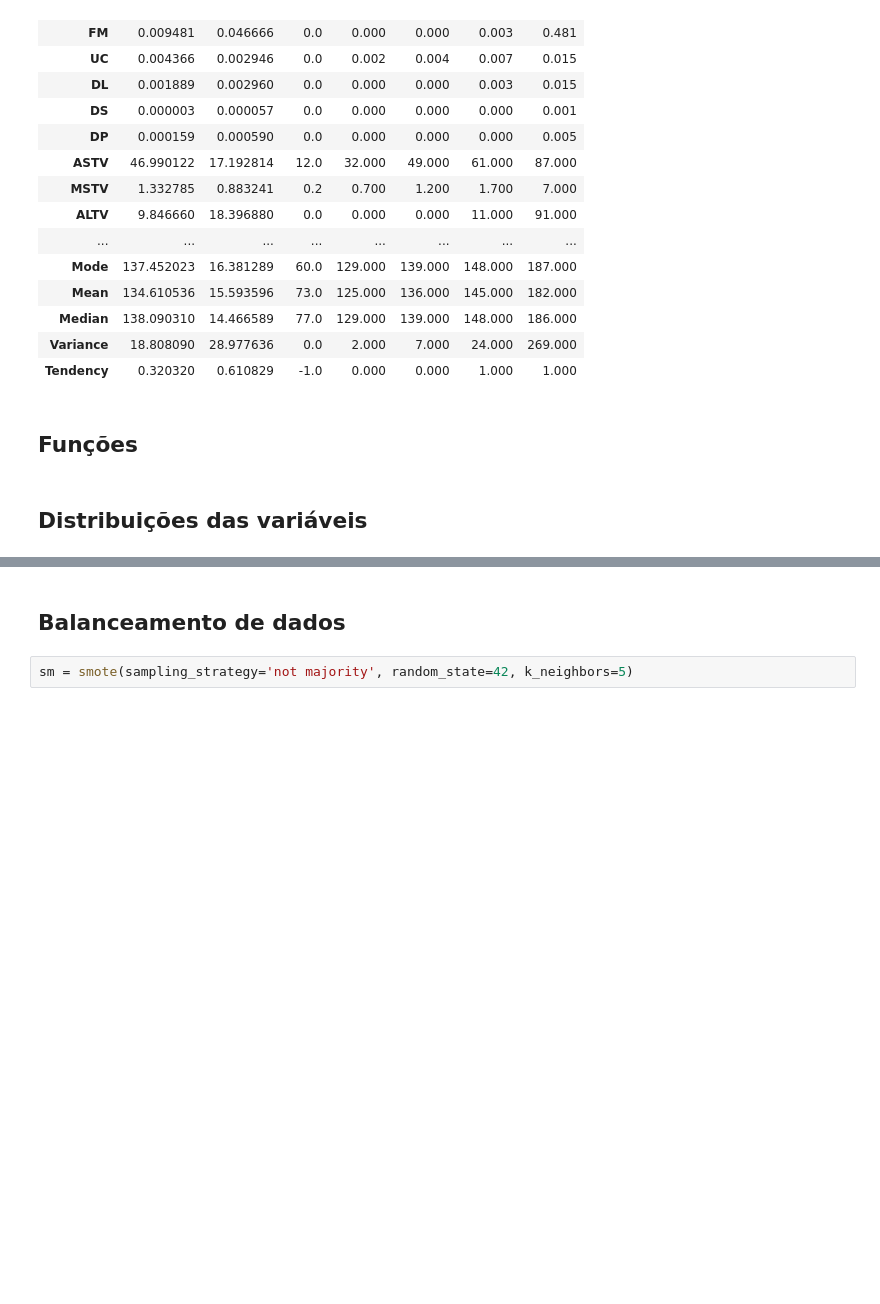
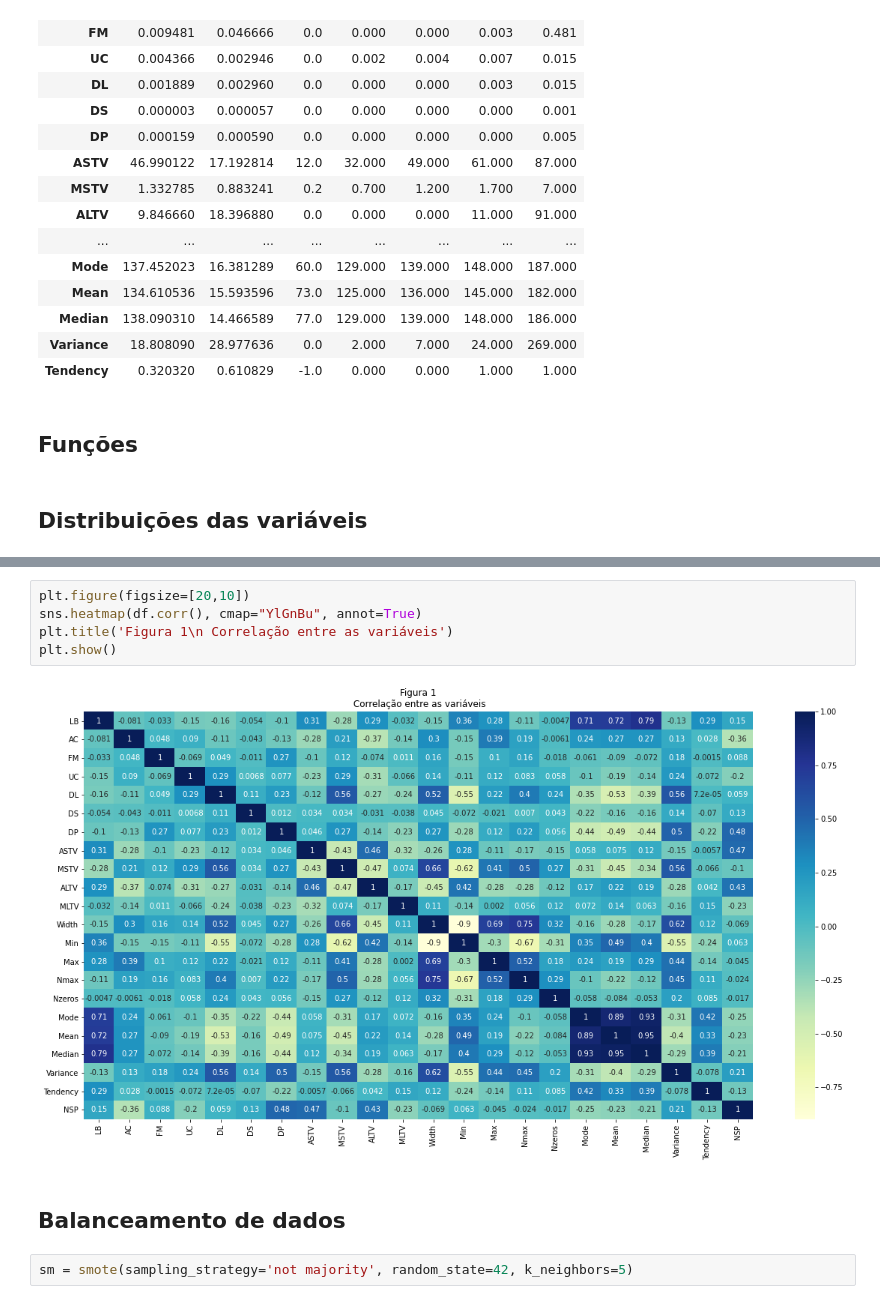
Before and after one commit to Talita1996/aprendizagem-de-maquina-i, a Jupyter notebook: 0.0 - Pré-processamento - Cardiotocografia.ipynb, the cells around one changed output, grey strips where cells are left out. Drawn from its saved outputs; the diff is of its cells as text; blank space fills up the shorter version.

```diff
--- a/0.0 - Pré-processamento - Cardiotocografia.ipynb
+++ b/0.0 - Pré-processamento - Cardiotocografia.ipynb
@@ -86,3 +102,10 @@ df[df.columns.to_list()[:-1]].describe().T[['mean','std','min','25%','50%','75%'
+# %%
+plt.figure(figsize=[20,10])
+sns.heatmap(df.corr(), cmap="YlGnBu", annot=True)
+plt.title('Figura 1\n Correlação entre as variáveis')
+plt.show()
+# %% [output]
+[figure, added]
 # %% [markdown]
 ## Balanceamento de dados
 # %%
```
Also changed, not shown: parts of 3 cells of this notebook, 3 other files.
